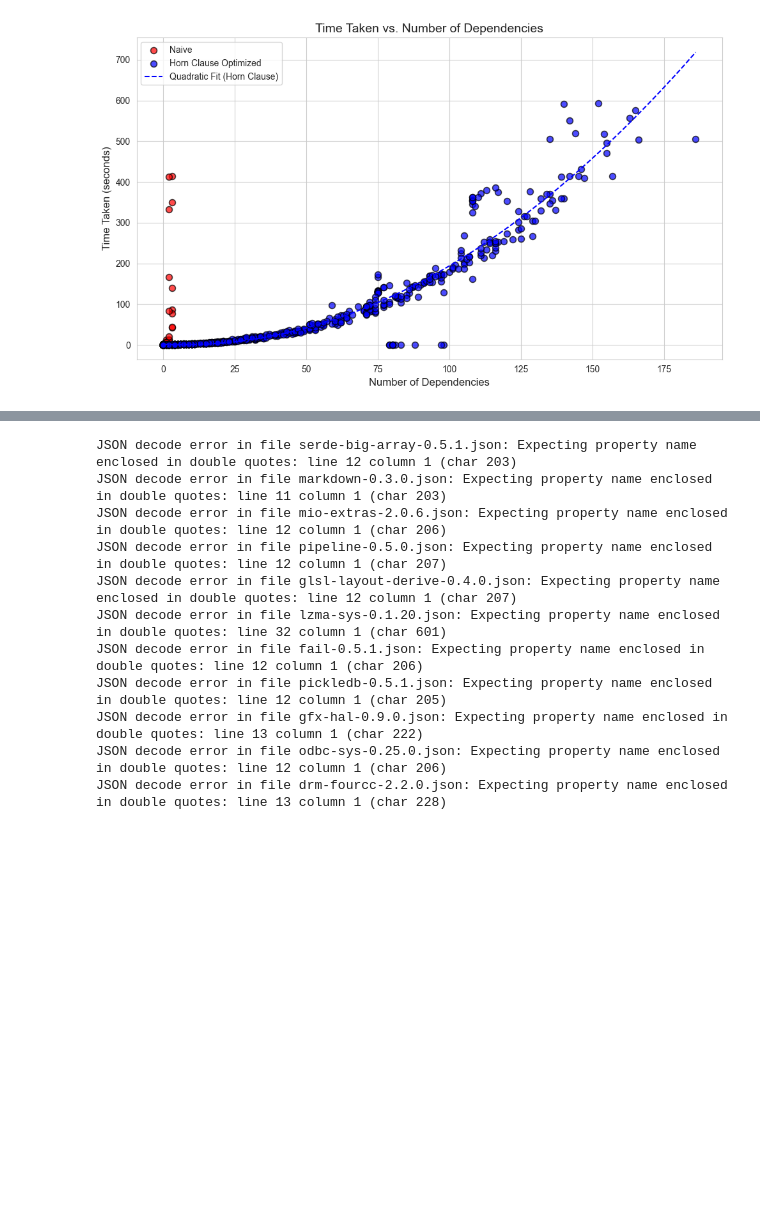
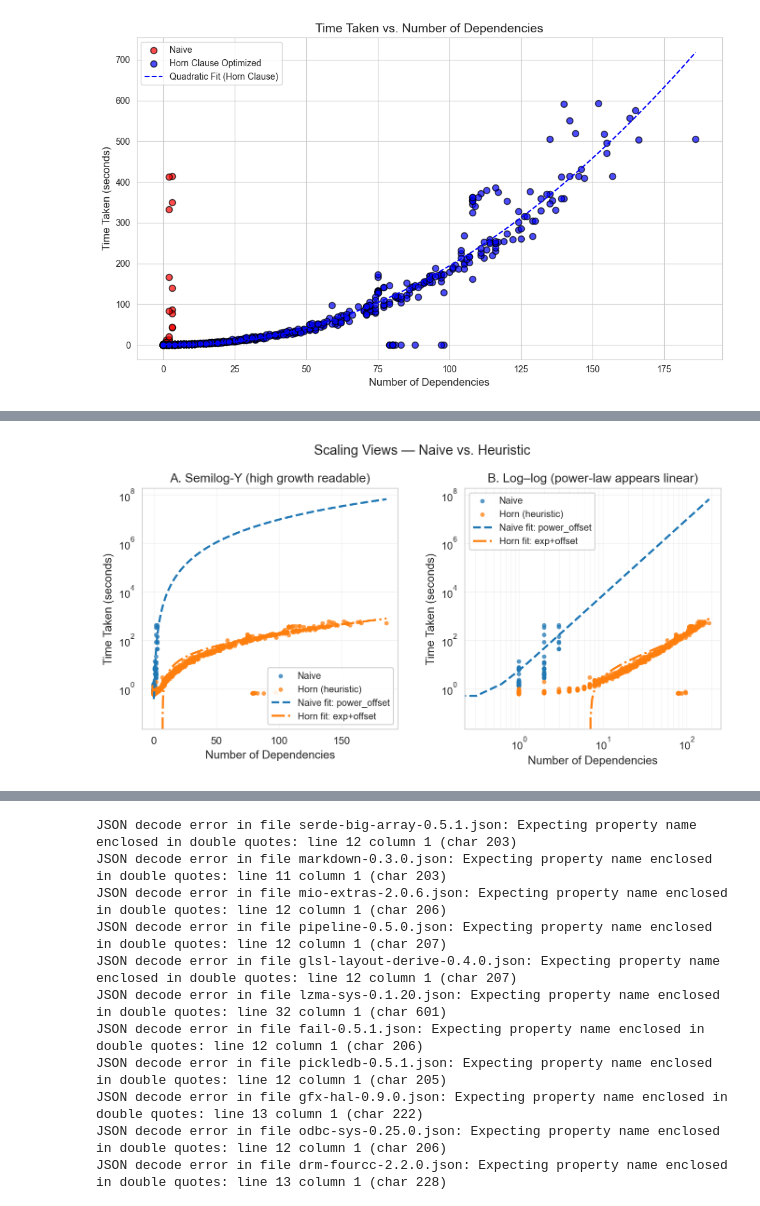
Before and after one commit to DavisPL/cargo-sherlock, a Jupyter notebook: analysis_rq4.ipynb, the cells around one changed output, grey strips where cells are left out. Cells and saved outputs as stored; diff of their text form; code cells hidden in the pictures; blank space fills up the shorter version.

```diff
--- a/analysis_rq4.ipynb
+++ b/analysis_rq4.ipynb
@@ -1192,0 +1387,80 @@ plt.show()
+# %%
+import numpy as np
+import matplotlib as mpl
+import matplotlib.pyplot as plt
+
+# Reuse variables from your previous step:
+# - xn, yn  (Naive scatter)
+# - xh, yh  (Horn scatter)
+# - naive_func, best_naive["popt"] (chosen Naive model)
+# - hA, hB, hC (Horn exp+offset params)
+# If you don't have them yet, run the model-selection block we used earlier.
+
+def exp_with_offset(x, A, B, C):
+    return A * np.exp(B * x) + C
+
+# Smooth x range for lines
+xmin = min(xh.min(), xn.min())
+xmax = max(xh.max(), xn.max())
+x_line = np.linspace(xmin, xmax, 600)
+
+naive_line = naive_func(x_line, *best_naive["popt"])
+horn_line  = exp_with_offset(x_line, hA, hB, hC)
+
+# ---- Matplotlib styling (publication-friendly) ----
+mpl.rcParams.update({
+    "figure.dpi": 160,
+    "savefig.dpi": 300,
+    "font.size": 10,
+    "axes.labelsize": 11,
+    "axes.titlesize": 12,
+    "legend.fontsize": 9,
+    "pdf.fonttype": 42,
+    "ps.fonttype": 42,
+})
+
+fig = plt.figure(figsize=(10, 4.2))
+gs = fig.add_gridspec(1, 2, wspace=0.26)
+
+# ---------- Panel A: Semilog-Y ----------
+ax1 = fig.add_subplot(gs[0, 0])
+ax1.scatter(xn, yn, s=18, alpha=0.75, label="Naive", edgecolors="none")
+ax1.scatter(xh, yh, s=18, alpha=0.75, label="Horn (heuristic)", edgecolors="none")
+
+ax1.plot(x_line, naive_line, linewidth=2, linestyle="--",
+         label=f"Naive fit: {best_naive['name']}")
+ax1.plot(x_line, horn_line, linewidth=2, linestyle="-.",
+         label="Horn fit: exp+offset")
+
+ax1.set_yscale("log")
+ax1.set_xlabel("Number of Dependencies")
+ax1.set_ylabel("Time Taken (seconds)")
+ax1.set_title("A. Semilog-Y (high growth readable)")
+ax1.grid(True, which="both", linewidth=0.6, alpha=0.25)
+ax1.legend(frameon=True, fancybox=True, framealpha=0.9)
+
+# ---------- Panel B: Log–log ----------
+ax2 = fig.add_subplot(gs[0, 1])
+ax2.scatter(xn, yn, s=18, alpha=0.75, label="Naive", edgecolors="none")
+ax2.scatter(xh, yh, s=18, alpha=0.75, label="Horn (heuristic)", edgecolors="none")
+
+ax2.plot(x_line, naive_line, linewidth=2, linestyle="--",
+         label=f"Naive fit: {best_naive['name']}")
+ax2.plot(x_line, horn_line, linewidth=2, linestyle="-.",
+         label="Horn fit: exp+offset")
+
+ax2.set_xscale("log")
+ax2.set_yscale("log")
+ax2.set_xlabel("Number of Dependencies")
+ax2.set_ylabel("Time Taken (seconds)")
+ax2.set_title("B. Log–log (power-law appears linear)")
+ax2.grid(True, which="both", linewidth=0.6, alpha=0.25)
+ax2.legend(frameon=True, fancybox=True, framealpha=0.9)
+
+fig.suptitle("Scaling Views — Naive vs. Heuristic", y=1.02, fontsize=13)
+fig.tight_layout()
+# fig.savefig("scaling_semilogy_and_loglog.pdf", bbox_inches="tight")
+# fig.savefig("scaling_semilogy_and_loglog.png", bbox_inches="tight")
+plt.show()
+# %% [output]
+[figure, added]
```
Also changed, not shown: parts of 8 cells of this notebook, 4 other files.
